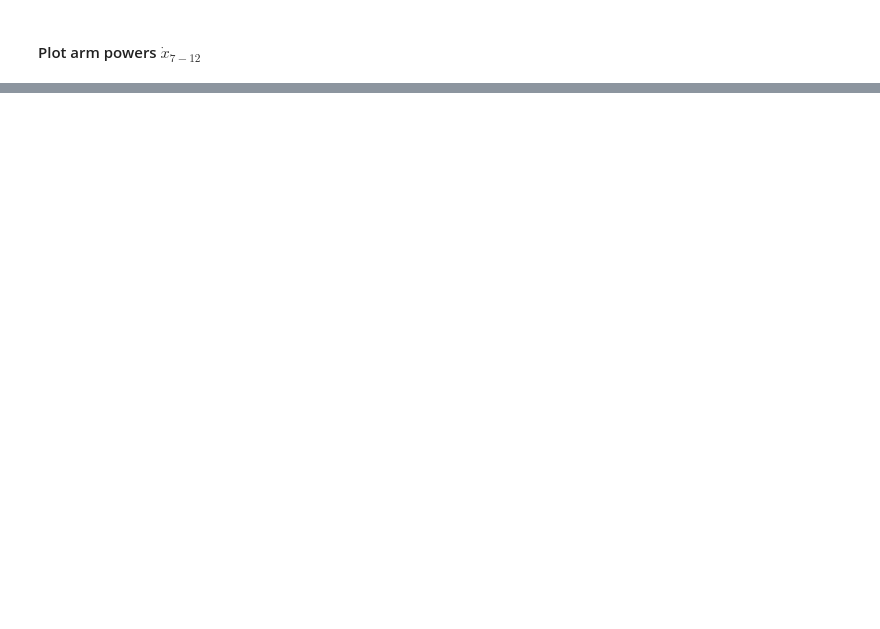
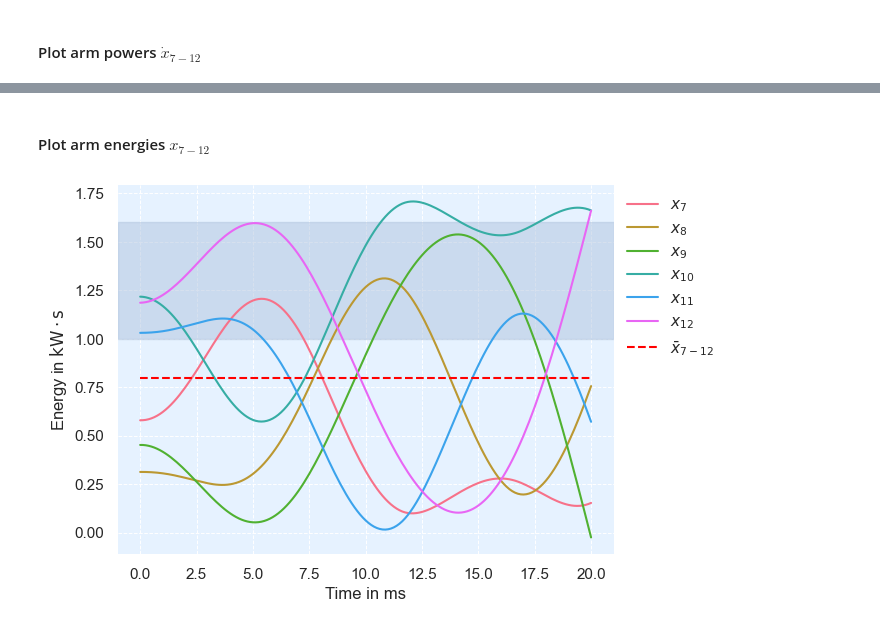
Before and after one commit to skeilbach/MathSEE, a Jupyter notebook: MMC_UMbridge_Client.ipynb, the cells around one changed output, grey strips where cells are left out. Drawn from its saved outputs; the diff is of its cells as text; code cells hidden in the pictures; blank space fills up the shorter version.

```diff
--- a/MMC_UMbridge_Client.ipynb
+++ b/MMC_UMbridge_Client.ipynb
@@ -304,0 +403,32 @@ plt.close()
+# %% [markdown]
+#### Plot arm energies $x_{7-12}$
+# %%
+arm_energies_optimised = np.array(model_output[3][0])
+
+#Plot the arm powers
+fig, ax = plt.subplots()  # Corrected this line to ensure ax is defined correctly
+for i in range(6):
+    # Using a list comprehension to get control vector values for plotting
+    ax.plot(t_eval*1e3, arm_energies_optimised[i]*1e-3, color=colors[i],label=r"$x_{{{}}}$".format(i+7))
+
+#And the mean energy to see if energy is a conserved quantity
+ax.plot(t_eval*1e3,arm_energies_optimised.mean(axis=0)*1e-3,color="red",linestyle = "--",label=r"$\bar{x}_{7-12}$")
+
+ax.legend(loc='upper left', bbox_to_anchor=(1, 1), frameon=False)
+
+# Color a specific area in the background
+ax.axhspan(1, 1.6, color='lightsteelblue', alpha=0.5)
+
+# Optionally add axis labels and a title
+ax.set_xlabel('Time in ms')  # Replace with your actual x-axis label
+ax.set_ylabel(r'Energy in $\text{kW}\cdot\text{s}$')  # Replace with your actual y-axis label
+
+ax.set_facecolor('#e6f2ff')
+ax.grid(True, color='white', linestyle='--', linewidth=0.7)  # Lighter grid lines
+# Remove the outer boxes (spines)
+for spine in ax.spines.values():
+    spine.set_visible(False)
+plt.show()
+plt.close()
+# %% [output]
+[figure, added]
```
Also changed, not shown: parts of 10 cells of this notebook.
